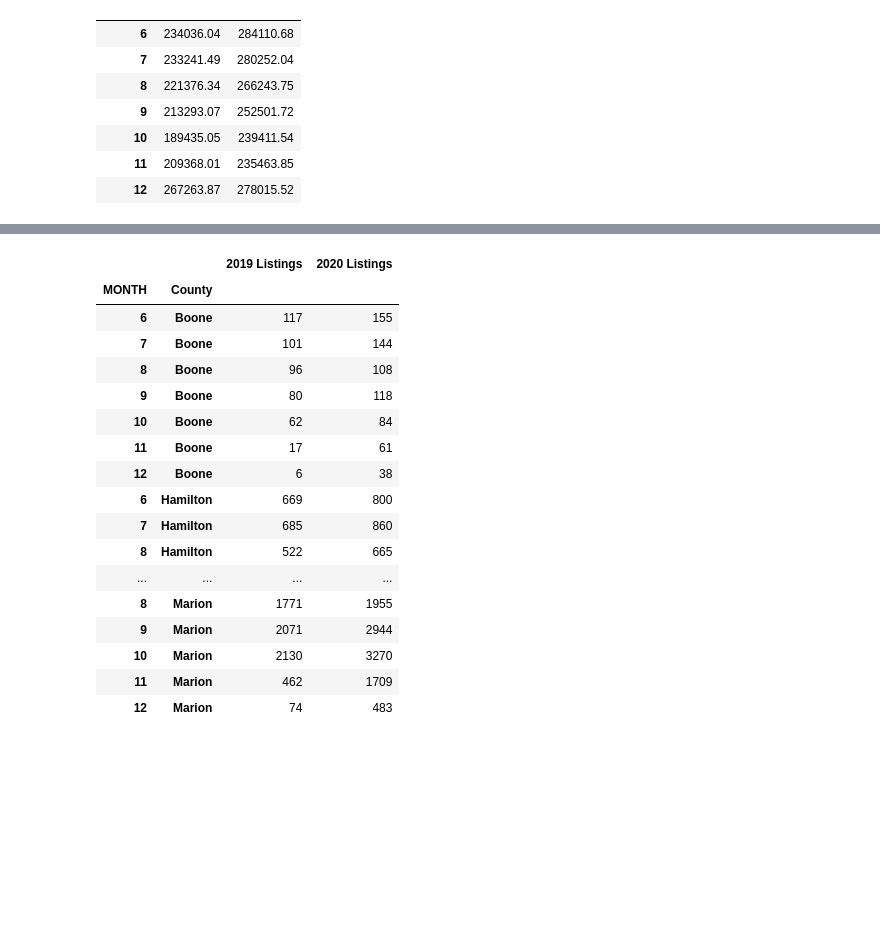
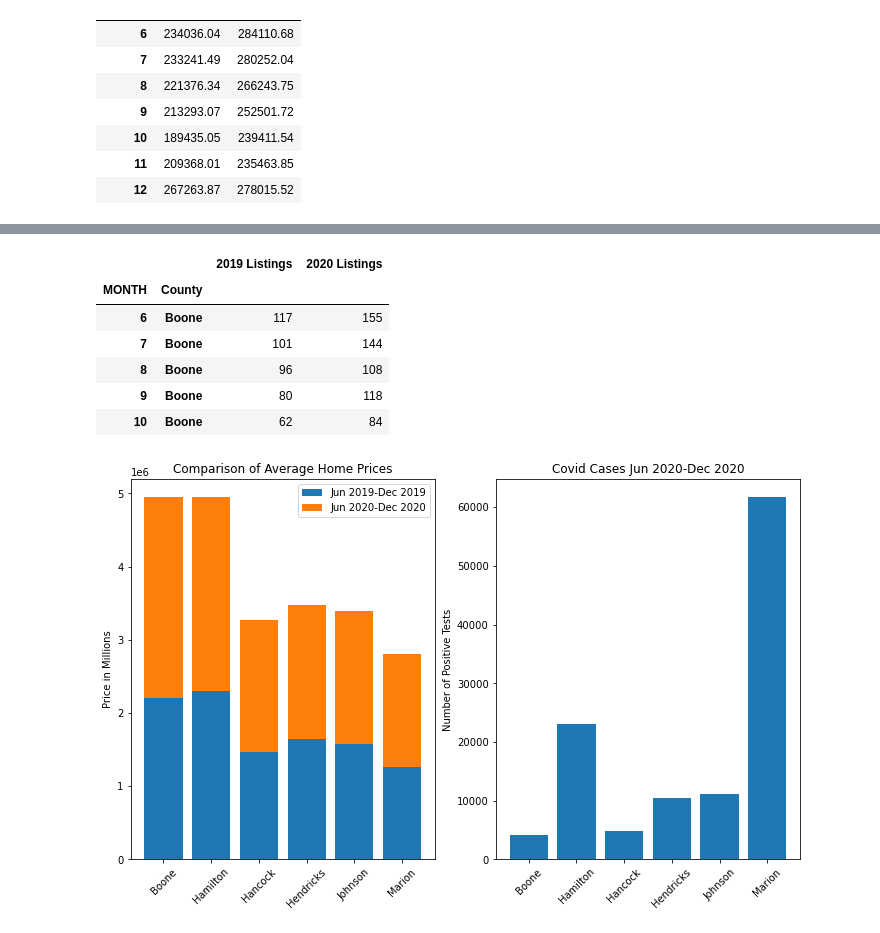
Before and after one commit to c-kleerun/COVID-Housing-Comparison, a Jupyter notebook: Covid-Housing-Analysis.ipynb, the cells around one changed output, grey strips where cells are left out. Drawn from its saved outputs; the diff is of its cells as text; code cells hidden in the pictures; blank space fills up the shorter version.

```diff
--- a/Covid-Housing-Analysis.ipynb
+++ b/Covid-Housing-Analysis.ipynb
@@ -183,33 +161,48 @@ rs_combined_county
 # %%
 rs19_monthly_count= rs_19.groupby(["County", "MONTH"])["MLSNumber"].count()
 rs19_monthly_count = pd.DataFrame(rs19_monthly_count)
 rs19_monthly_count = rs19_monthly_count.rename(columns={"MLSNumber": "2019 Listings"})
 rs19_monthly_count
 
 rs20_monthly_count= rs_20.groupby(["County", "MONTH"])["MLSNumber"].count()
 rs20_monthly_count = pd.DataFrame(rs20_monthly_count)
 rs20_monthly_count = rs20_monthly_count.rename(columns={"MLSNumber": "2020 Listings"})
 rs20_monthly_count
 
 #Combining into singular DataFrame
 rs_combined_listing = pd.merge(rs19_monthly_count,rs20_monthly_count, on=["MONTH", "County"])
-rs_combined_listing
+rs_combined_listing.head()
 # %% [output]
 |  |  | 2019 Listings | 2020 Listings |
 | MONTH | County |  |  |
 | 6 | Boone | 117 | 155 |
 | 7 | Boone | 101 | 144 |
 | 8 | Boone | 96 | 108 |
 | 9 | Boone | 80 | 118 |
 | 10 | Boone | 62 | 84 |
-| 11 | Boone | 17 | 61 |
-| 12 | Boone | 6 | 38 |
-| 6 | Hamilton | 669 | 800 |
-| 7 | Hamilton | 685 | 860 |
-| 8 | Hamilton | 522 | 665 |
-| ... | ... | ... | ... |
-| 8 | Marion | 1771 | 1955 |
-| 9 | Marion | 2071 | 2944 |
-| 10 | Marion | 2130 | 3270 |
-| 11 | Marion | 462 | 1709 |
-| 12 | Marion | 74 | 483 |
+# %%
+covid = covid_county_df
+county_avg_19 = rs_combined_county.groupby('County')['2019 Price'].sum()
+county_avg_20 = rs_combined_county.groupby('County')['2020 Price'].sum()
+
+x_axis1 = list(covid.index)
+x_axis2 = list(rs_combined_county.index)
+fig, ax = plt.subplots(1, 2, figsize=(12,7), sharex=True, sharey=False)
+
+p1=ax[0].bar(x_axis, county_avg_19)
+p2=ax[0].bar(x_axis, county_avg_20, bottom=county_avg_19)
+
+ax[0].set_title('Comparison of Average Home Prices')
+ax[0].set_ylabel('Price in Millions')
+ax[0].tick_params(axis='x', labelrotation=45)
+ax[0].legend((p1[0], p2[0]), ('Jun 2019-Dec 2019', 'Jun 2020-Dec 2020'))
+
+p3=ax[1].bar(x_axis, covid['COVID_COUNT'])
+ax[1].set_title('Covid Cases Jun 2020-Dec 2020')
+ax[1].set_ylabel('Number of Positive Tests')
+ax[1].tick_params(axis='x', labelrotation=45)
+ax[1].legend
+
+plt.show()
+# %% [output]
+[figure, added]
```
Also changed, not shown: parts of 3 cells of this notebook.
